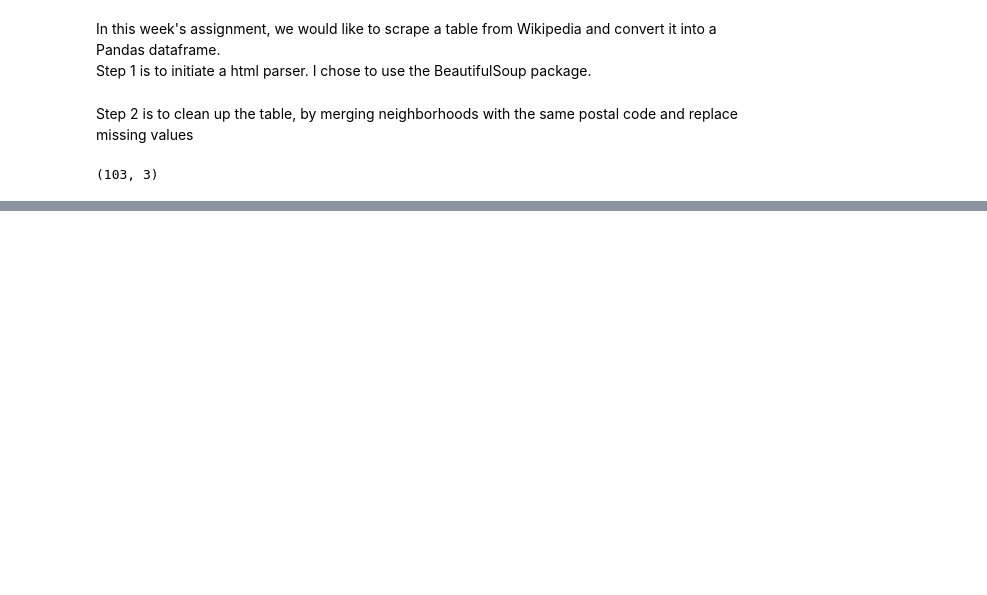
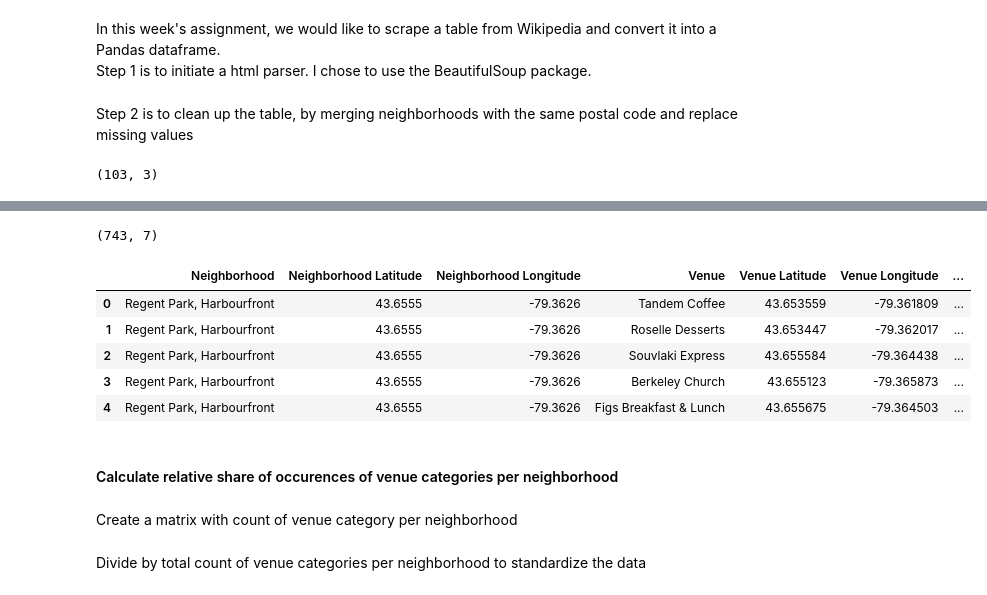
Before and after one commit to Emilio0o0o/Coursera_Capstone, a Jupyter notebook: Capstone Project - Week 3.ipynb, the cells around one changed output, grey strips where cells are left out. Cells and saved outputs as stored; diff of their text form; code cells hidden in the pictures; blank space fills up the shorter version.

```diff
--- a/Capstone Project - Week 3.ipynb
+++ b/Capstone Project - Week 3.ipynb
@@ -62,0 +147,35 @@ df.shape
+# %%
+color_list = [
+    'red',
+    'blue',
+    'gray',
+    'orange',
+    'beige',
+    'green',
+    'purple',
+    'cadetblue',
+    'black',
+    'pink'
+]
+# %%
+#for set the cluster number as label number
+kclusters=len(df_selected.Label.unique())
+
+latitude_tor, longitude_tor = df_selected[['Latitude', 'Longitude']].mean().values
+
+# create map
+map_toronto = folium.Map(location=[latitude_tor, longitude_tor], zoom_start=12)
+
+
+# add markers to the map
+markers_colors = []
+for lat, lon, cluster in zip(df_selected['Latitude'], df_selected['Longitude'], df_selected['Label']):
+    label = folium.Popup(str(df_selected['Borough']) + ' Cluster ' + str(cluster), parse_html=True)
+    folium.CircleMarker(
+        [lat, lon],
+        radius=5,
+        popup=label,
+        color=color_list[cluster],
+        fill=True,
+        fill_color=color_list[cluster],
+        fill_opacity=0.7).add_to(map_toronto)
@@ -62,0 +226,5 @@ df.shape
+# %%
+df_venues = getNearbyVenues(names=df_selected['Neighborhood'],
+                                   latitudes=df_selected['Latitude'],
+                                   longitudes=df_selected['Longitude']
+                                  )
@@ -62,0 +249,15 @@ df.shape
+# %%
+print(df_venues.shape)
+df_venues.head()
+# %% [output]
+(743, 7)
+|  | Neighborhood | Neighborhood Latitude | Neighborhood Longitude | Venue | Venue Latitude | Venue Longitude | ... |
+| 0 | Regent Park, Harbourfront | 43.6555 | -79.3626 | Tandem Coffee | 43.653559 | -79.361809 | ... |
+| 1 | Regent Park, Harbourfront | 43.6555 | -79.3626 | Roselle Desserts | 43.653447 | -79.362017 | ... |
+| 2 | Regent Park, Harbourfront | 43.6555 | -79.3626 | Souvlaki Express | 43.655584 | -79.364438 | ... |
+| 3 | Regent Park, Harbourfront | 43.6555 | -79.3626 | Berkeley Church | 43.655123 | -79.365873 | ... |
+| 4 | Regent Park, Harbourfront | 43.6555 | -79.3626 | Figs Breakfast & Lunch | 43.655675 | -79.364503 | ... |
+# %% [markdown]
+#### Calculate relative share of occurences of venue categories per neighborhood
+# %% [markdown]
+Create a matrix with count of venue category per neighborhood
@@ -62,0 +266,2 @@ df.shape
+# %% [markdown]
+Divide by total count of venue categories per neighborhood to standardize the data
```
Also changed, not shown: parts of 23 cells of this notebook, 1 other file.
